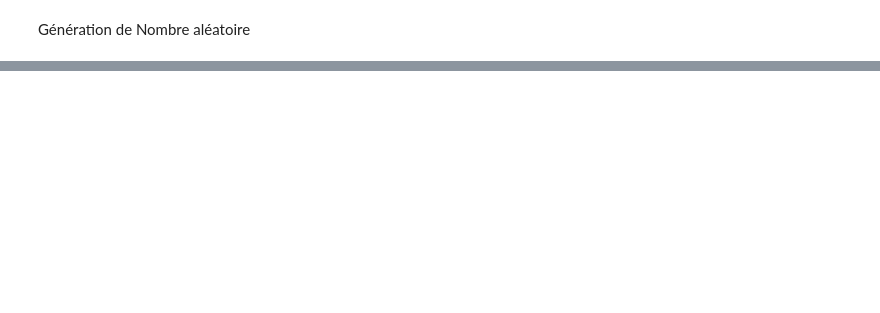
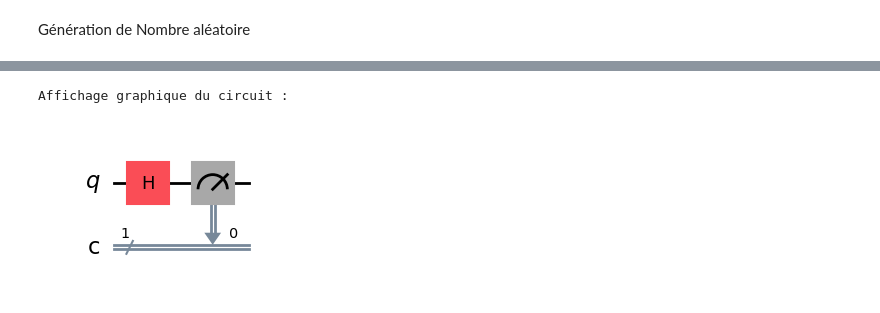
Before and after one commit to ThomasSanna/concepts-de-langage-L3STI, a Jupyter notebook: seminaire/simulateur/1.ipynb, the cells around one changed output, grey strips where cells are left out. Drawn from its saved outputs; the diff is of its cells as text; code cells hidden in the pictures; blank space fills up the shorter version.

```diff
--- a/seminaire/simulateur/1.ipynb
+++ b/seminaire/simulateur/1.ipynb
@@ -38,0 +29,6 @@ Nombre aléatoire généré: 0
+# %%
+print("\nAffichage graphique du circuit :")
+circuit_drawer(circuit, output='mpl')
+# %% [output]
+Affichage graphique du circuit :
+[figure, added]
```
Also changed, not shown: parts of 3 cells of this notebook, 16 other files.
